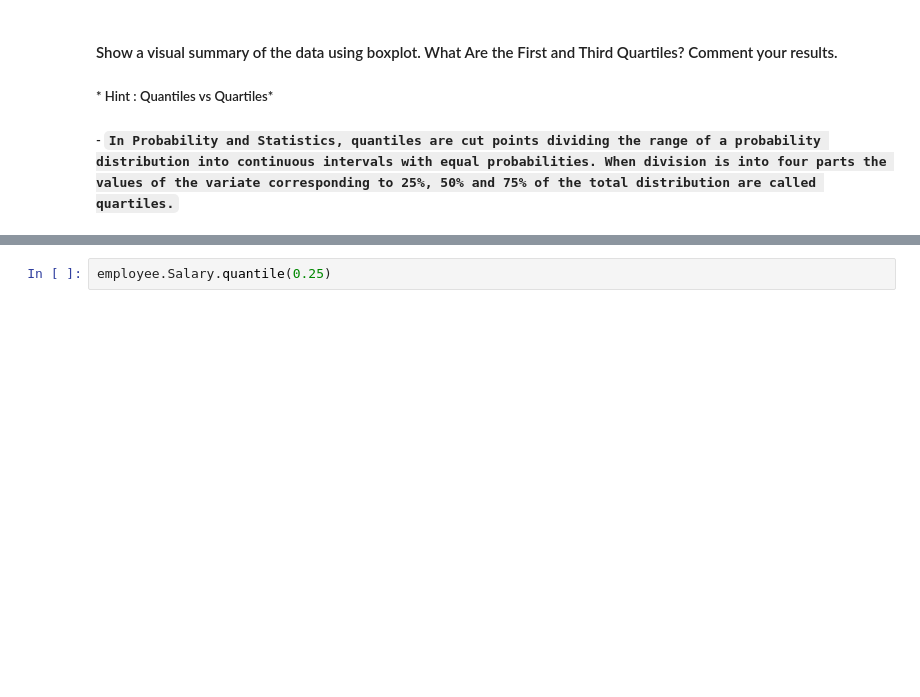
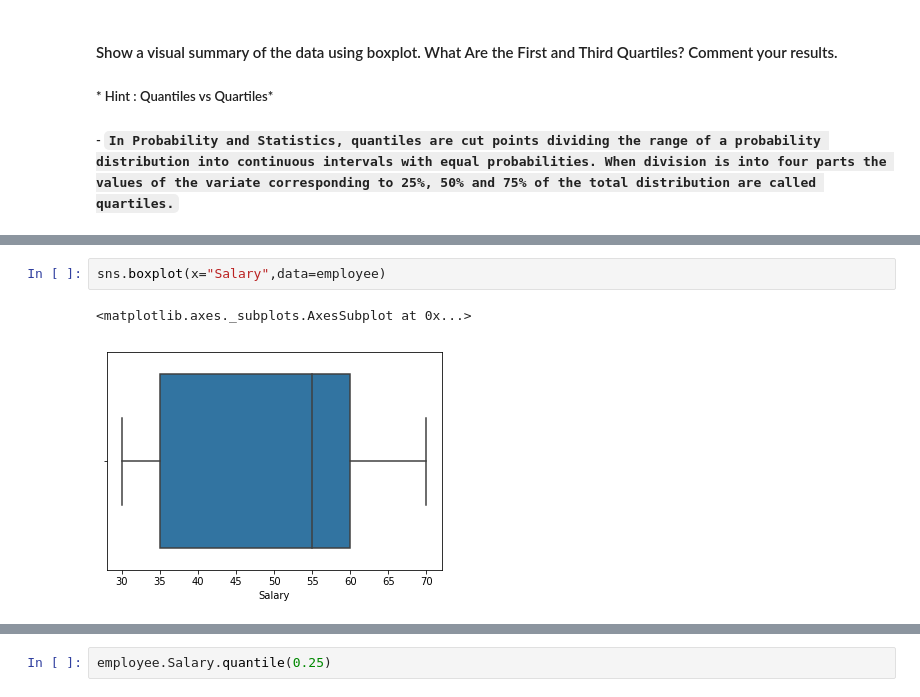
Before and after one commit to cabulut/data-pt-ber-08-20, a Jupyter notebook: Labs/module-2_labs/01_statistics/02_lab-subsetting-and-descriptive-stats/your-code/main.ipynb, the cells around one changed output, grey strips where cells are left out. Saved outputs shown, nothing was run; the diff lists cells and outputs as text; blank space fills up the shorter version.

```diff
--- a/Labs/module-2_labs/01_statistics/02_lab-subsetting-and-descriptive-stats/your-code/main.ipynb
+++ b/Labs/module-2_labs/01_statistics/02_lab-subsetting-and-descriptive-stats/your-code/main.ipynb
@@ -256 +256,6 @@ employee.boxplot(column=["Salary"])
 [figure]
+# %%
+sns.boxplot(x="Salary",data=employee)
+# %% [output]
+<matplotlib.axes._subplots.AxesSubplot at 0x...>
+[figure, added]
```
Also changed, not shown: parts of 49 cells of this notebook, 21 other files.
